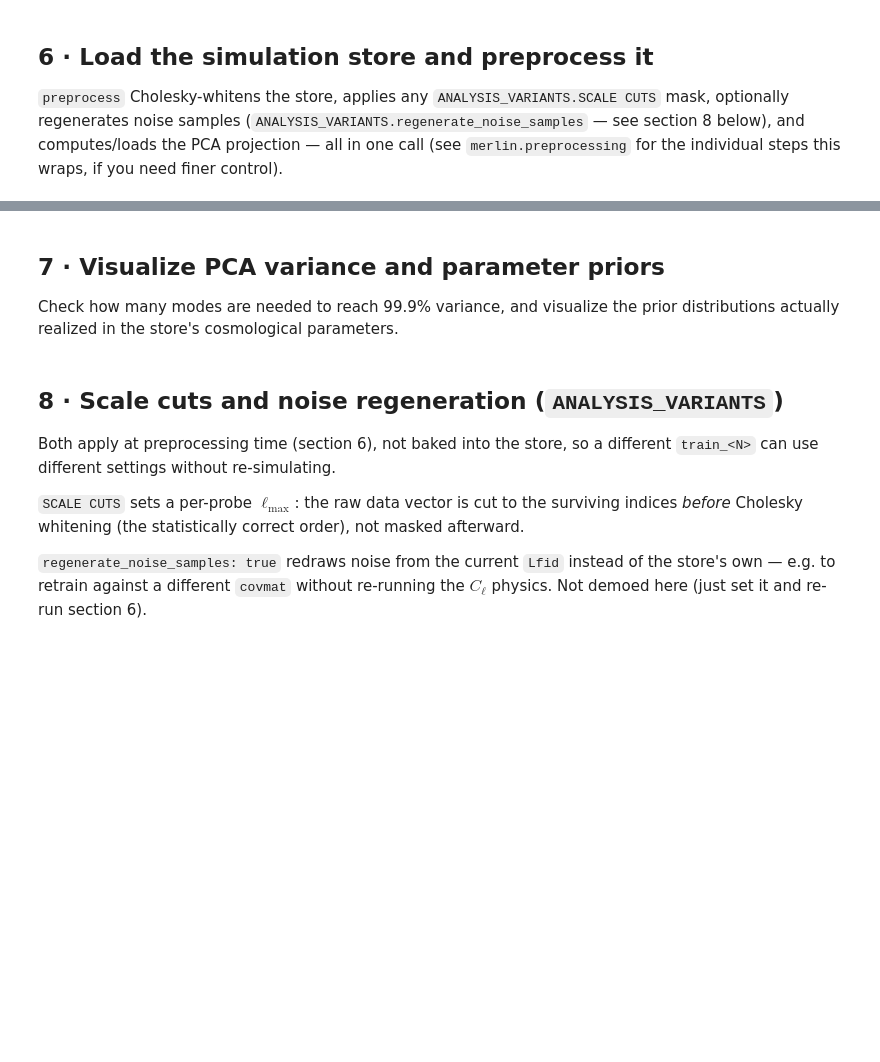
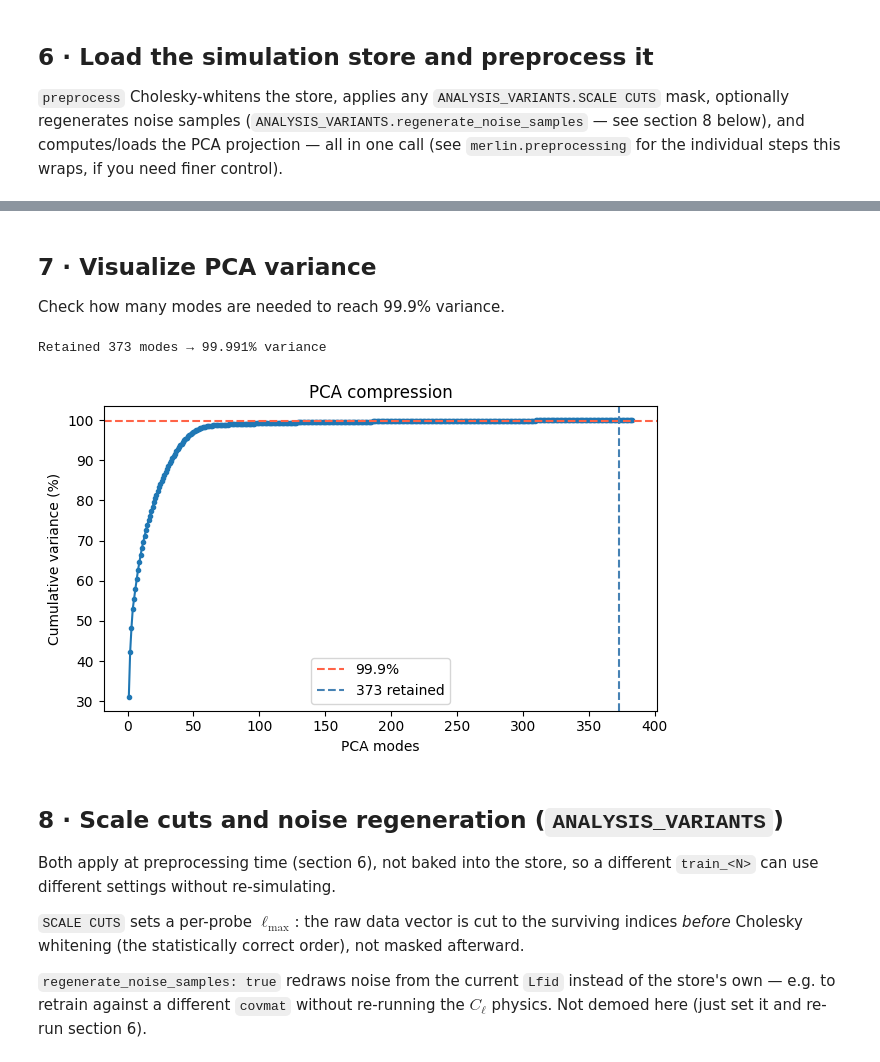
Before and after one commit to Alexandra-Wernersson/Merlin, a Jupyter notebook: notebooks/pipeline_walkthrough.ipynb, the cells around one changed output, grey strips where cells are left out. Drawn from its saved outputs; the diff is of its cells as text; code cells hidden in the pictures; blank space fills up the shorter version.

```diff
--- a/notebooks/pipeline_walkthrough.ipynb
+++ b/notebooks/pipeline_walkthrough.ipynb
@@ -290,39 +306,32 @@ print(f"V_proj shape                  : {V_proj.shape}  →  {V_proj.shape[1]} P
 # %% [markdown]
-## 7 · Visualize PCA variance and parameter priors
+## 7 · Visualize PCA variance
 
-Check how many modes are needed to reach 99.9% variance, and visualize the
-prior distributions actually realized in the store's cosmological parameters.
+Check how many modes are needed to reach 99.9% variance.
 # %%
 Cells_chol = np.asarray(store_samples["C_ells"])
 n_ret = V_proj.shape[1]
 fCells = torch.from_numpy(Cells_chol.reshape(len(store["z"]), -1))
 q_viz = min(n_ret + 10, fCells.shape[1])
 
 _, S, _ = torch.pca_lowrank(fCells, q=q_viz, center=True)
 cumvar = (S.cumsum(0) / S.sum()).numpy() * 100
 
-fig, axes = plt.subplots(1, 2, figsize=(13, 4))
+fig, ax = plt.subplots(figsize=(6.5, 4))
 
-axes[0].plot(np.arange(1, len(cumvar) + 1), cumvar, marker="o", ms=3)
-axes[0].axhline(99.9, color="tomato", ls="--", label="99.9%")
-axes[0].axvline(n_ret, color="steelblue", ls="--", label=f"{n_ret} retained")
-axes[0].set_xlabel("PCA modes")
-axes[0].set_ylabel("Cumulative variance (%)")
-axes[0].set_title("PCA compression")
-axes[0].legend()
-
-z_np = np.asarray(store["z"])[:, :merlin.N_COSMO]
-z_norm = (z_np - z_np.mean(axis=0)) / z_np.std(axis=0)
-for i, name in enumerate(merlin.COSMO_PARAMS):
-    axes[1].hist(z_norm[:, i], bins=40, label=name, histtype="step", lw=1.5)
-axes[1].set_xlabel("Normalized parameter value (σ)")
-axes[1].set_ylabel("Count")
-axes[1].set_title("Prior samples — cosmological parameters")
-axes[1].legend(fontsize=8)
+ax.plot(np.arange(1, len(cumvar) + 1), cumvar, marker="o", ms=3)
+ax.axhline(99.9, color="tomato", ls="--", label="99.9%")
+ax.axvline(n_ret, color="steelblue", ls="--", label=f"{n_ret} retained")
+ax.set_xlabel("PCA modes")
+ax.set_ylabel("Cumulative variance (%)")
+ax.set_title("PCA compression")
+ax.legend()
 
 print(f"Retained {n_ret} modes → {cumvar[n_ret - 1]:.3f}% variance")
 plt.tight_layout()
 plt.show()
+# %% [output]
+Retained 373 modes → 99.991% variance
+[figure, added]
 # %% [markdown]
 ## 8 · Scale cuts and noise regeneration (`ANALYSIS_VARIANTS`)
 
```
Also changed, not shown: parts of 6 cells of this notebook.
